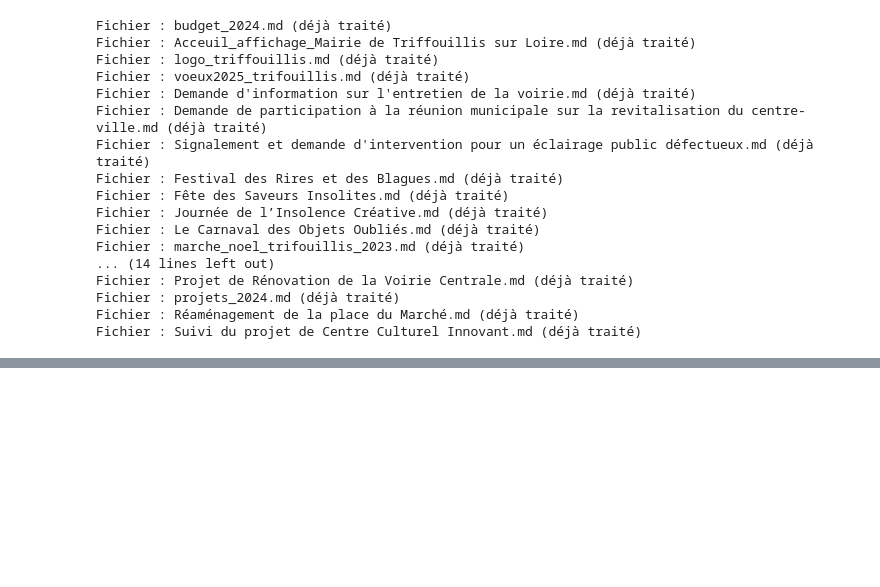
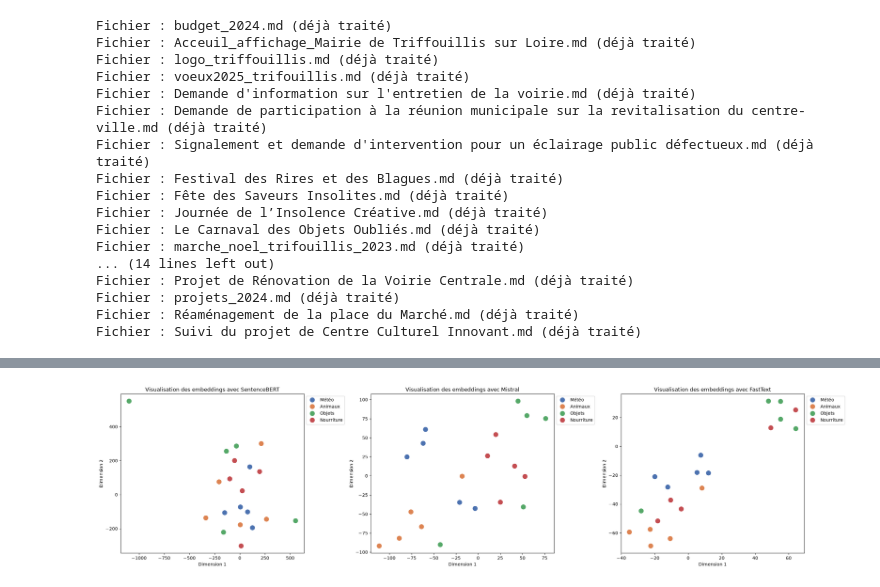
Before and after one commit to Ace4teaM/OCR-RAG-Exercices, a Jupyter notebook: tests.ipynb, the cells around one changed output, grey strips where cells are left out. Cells and saved outputs as stored; diff of their text form; code cells hidden in the pictures; blank space fills up the shorter version.

Commit message:
modifie le tests de regoupement avec des phrases pre definit

```diff
--- a/tests.ipynb
+++ b/tests.ipynb
@@ -263,5 +332,90 @@ len(embedding_doc["sections"][0]["embedding"])
 # %%
-show_vectors_distribution(embedding_doc, 0, "SentenceBERT")
-show_vectors_distribution(embedding_doc, 1, "Mistral")
-show_vectors_distribution(embedding_doc, 2, "FastText")
+from sentence_bert import make_embeddings as embeddings_SentenceBERT
+from mistral import make_embeddings as embeddings_Mistral
+from fast_text import make_embeddings as embeddings_FastText
+
+phrases = [
+    # météo
+    "Le ciel est bleu",
+    "Le temps est ensoleillé",
+    "Le soleil brille",
+    "Le ciel est rouge",
+    "Il fait beau aujourd'hui",
+
+    # animaux
+    "Le chat est gris",
+    "Le chien court dans le jardin",
+    "Le cheval mange de l'herbe",
+    "L'oiseau vole dans le ciel",
+    "Le poisson nage dans l'eau",
+
+    # objets
+    "La maison est loin",
+    "La balle est ronde",
+    "Le clavier fait du bruit",
+    "La voiture est garée devant la maison",
+    "La porte est fermée",
+
+    # nourriture
+    "La pomme est rouge",
+    "Le pain est chaud",
+    "Le gâteau est délicieux",
+    "La soupe est chaude",
+    "Le fromage est dans le réfrigérateur",
+]
+
+corpus = [
+    "Météo",
+    "Météo",
+    "Météo",
+    "Météo",
+    "Météo",
+
+    "Animaux",
+    "Animaux",
+    "Animaux",
+    "Animaux",
+    "Animaux",
+
+    "Objets",
+    "Objets",
+    "Objets",
+    "Objets",
+    "Objets",
+
+    "Nourriture",
+    "Nourriture",
+    "Nourriture",
+    "Nourriture",
+    "Nourriture",
+]
+
+embedding_doc = {
+    "file": "",
+    "path": "",
+    "sections": [
+        {
+            "embedding": [
+                embeddings_SentenceBERT(phrase),  # Exemple d'embedding pour SentenceBERT
+                embeddings_Mistral(phrase),  # Exemple d'embedding pour Mistral
+                embeddings_FastText(phrase)   # Exemple d'embedding pour FastText
+            ],
+            "text": "Contenu du texte",
+            "metadata": {
+                "title": phrase
+            }
+        }
+        for phrase in phrases
+    ]
+}
+
+show_vectors_distribution(
+    embedding_doc,
+    [
+        "SentenceBERT",
+        "Mistral",
+        "FastText"
+    ],
+    corpus
+)
 # %% [output]
@@ -268,0 +422 @@ ValueError: perplexity (30.0) must be less than n_samples (12)
+[figure, added]
```
Also changed, not shown: parts of 3 cells of this notebook, 1 other file.
